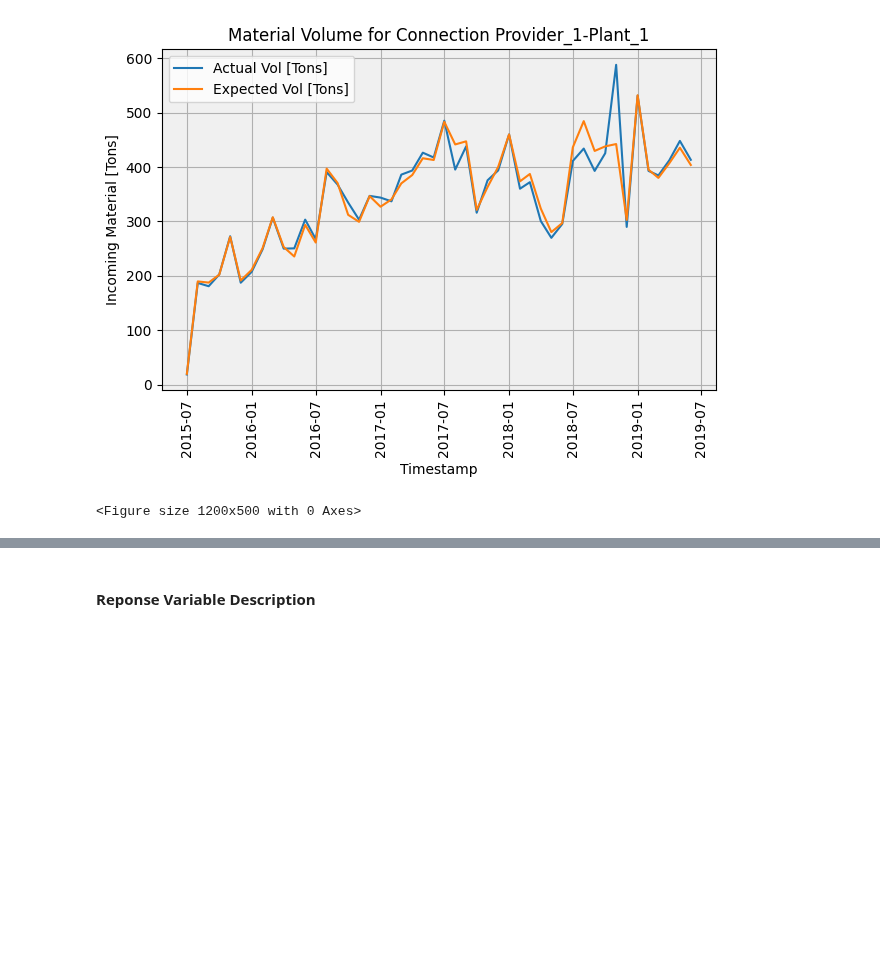
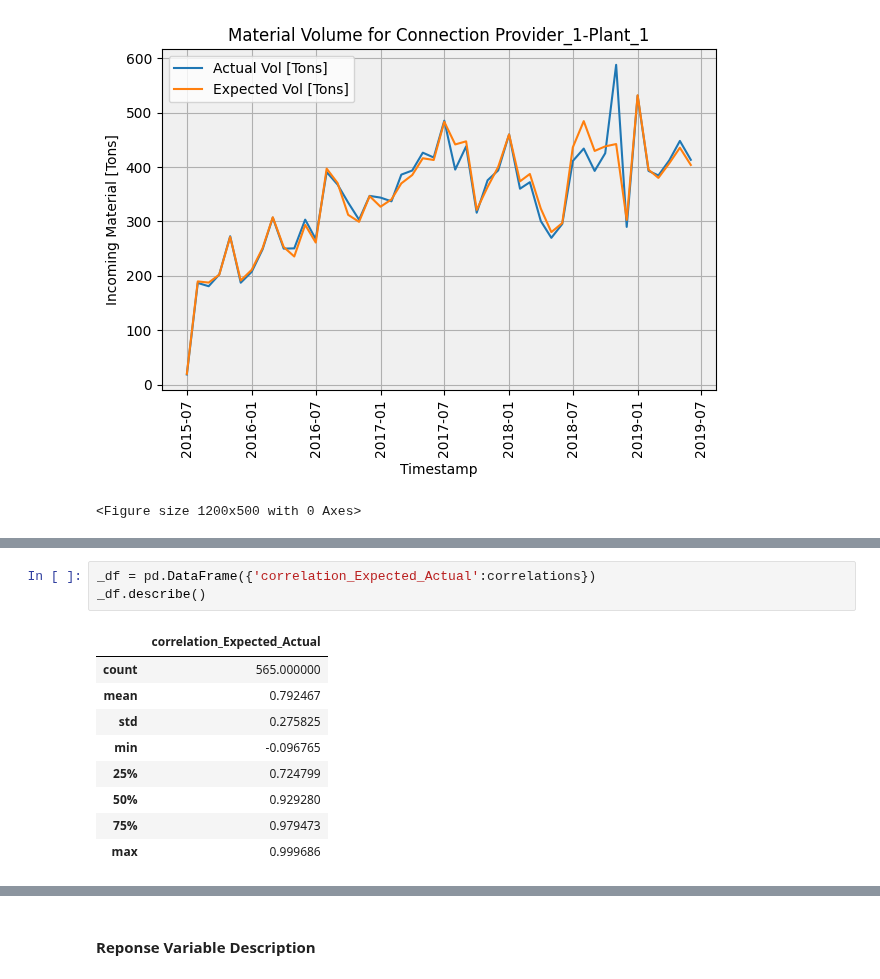
Before and after one commit to john2408/project_data_analytics, a Jupyter notebook: references/project-proposal.ipynb, the cells around one changed output, grey strips where cells are left out. Cells and saved outputs as stored; diff of their text form; blank space fills up the shorter version.

```diff
--- a/references/project-proposal.ipynb
+++ b/references/project-proposal.ipynb
@@ -251,0 +330,13 @@ plt.show()
+# %%
+_df = pd.DataFrame({'correlation_Expected_Actual':correlations})
+_df.describe()
+# %% [output]
+|  | correlation_Expected_Actual |
+| count | 565.000000 |
+| mean | 0.792467 |
+| std | 0.275825 |
+| min | -0.096765 |
+| 25% | 0.724799 |
+| 50% | 0.929280 |
+| 75% | 0.979473 |
+| max | 0.999686 |
```
Also changed, not shown: parts of 18 cells of this notebook.
